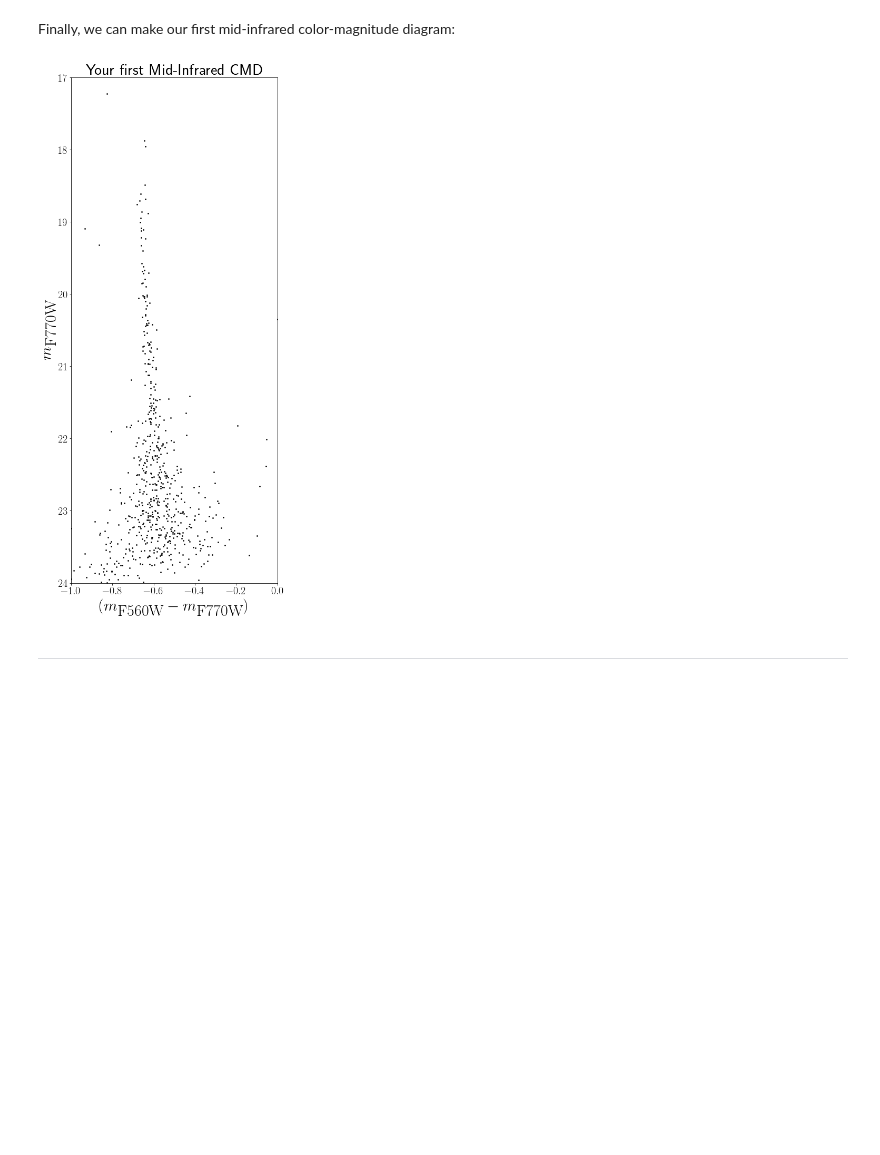
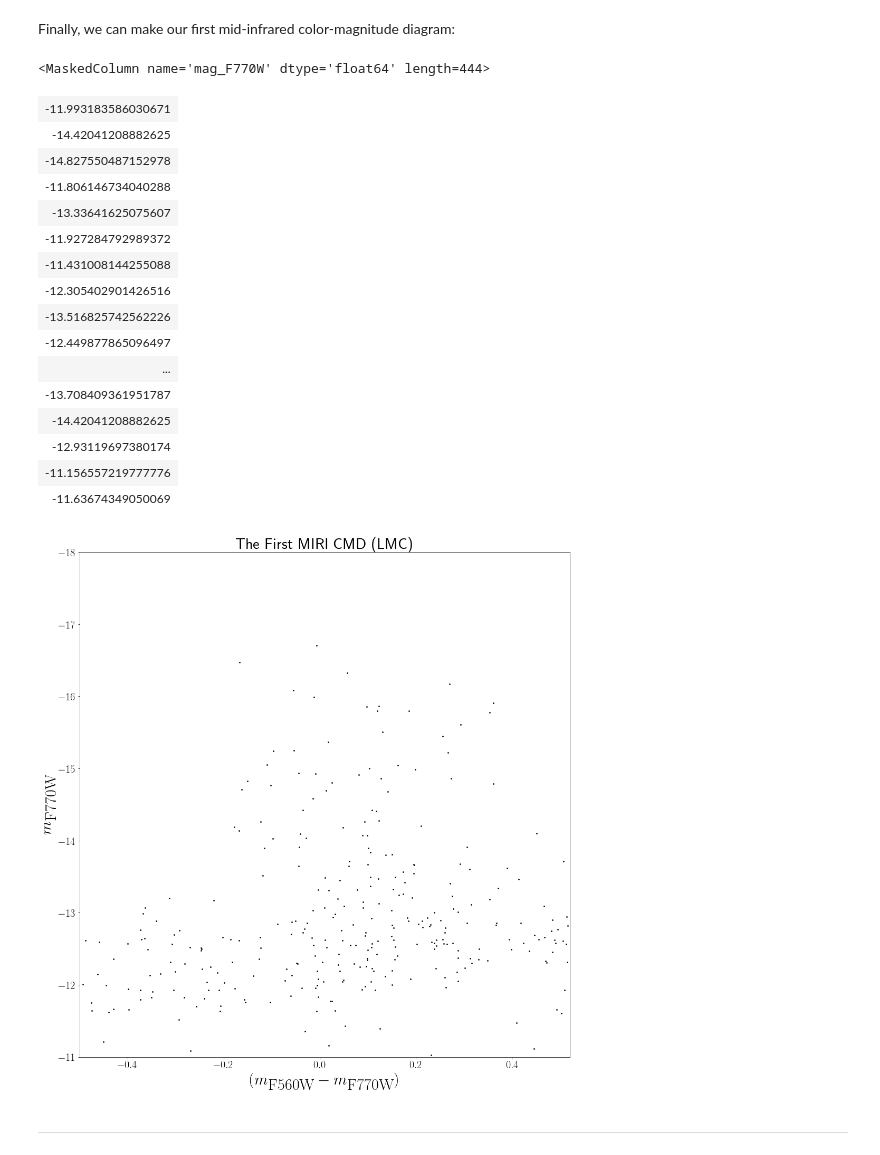
Before and after one commit to spacetelescope/dat_pyinthesky, a Jupyter notebook: jdat_notebooks/MIRI_photometry/MIRI_PSF_plotting.ipynb, the cells around one changed output. Cells and saved outputs as stored; diff of their text form; code cells hidden in the pictures; blank space fills up the shorter version.

```diff
--- a/jdat_notebooks/MIRI_photometry/MIRI_PSF_plotting.ipynb
+++ b/jdat_notebooks/MIRI_photometry/MIRI_PSF_plotting.ipynb
@@ -990,19 +530,38 @@ We have built two catalogs for the same field in two filters. We can combine the
 Let's check the result of the cross-match:
 # %% [markdown]
 Finally, we can make our first mid-infrared color-magnitude diagram:
-# %%
-fig, ax = plt.subplots()
-ax.set_aspect(0.35)
-ax.scatter(match_phot_single['ABmag_F560W']-match_phot_single['ABmag_F770W'],
-           match_phot_single['ABmag_F770W'], lw=0.5, s=5, marker='o', color='black')
-ax.set_xlim(-01.0, 0.0)
-ax.set_ylim(24, 17)
-ax.set_xlabel(r'$(m_{\textrm{F560W}}-m_{\textrm{F770W}})$')
-ax.set_ylabel(r'$m_{\textrm{F770W}}$')
-ax.set_title(r'Your first Mid-Infrared CMD')
-plt.tight_layout()
-# %% [output]
-[figure, removed]
+# %%
+fig, ax = plt.subplots()
+ax.set_aspect(0.15)
+ax.scatter(match_phot_single['mag_F560W']-match_phot_single['mag_F770W'],
+           match_phot_single['mag_F770W'], lw=0.5, s=5, marker='o', color='black')
+ax.set_xlim(-01.0+0.5, 0.02+0.5)
+ax.set_ylim(24-35, 17-35)
+ax.set_xlabel(r'$(m_{\textrm{F560W}}-m_{\textrm{F770W}})$')
+ax.set_ylabel(r'$m_{\textrm{F770W}}$')
+ax.set_title(r'The First MIRI CMD (LMC)')
+plt.tight_layout()
+#match_phot_single['mag_F560W']-match_phot_single['mag_F770W']
+match_phot_single['mag_F770W']
+# %% [output]
+<MaskedColumn name='mag_F770W' dtype='float64' length=444>
+| -11.993183586030671 |
+| -14.42041208882625 |
+| -14.827550487152978 |
+| -11.806146734040288 |
+| -13.33641625075607 |
+| -11.927284792989372 |
+| -11.431008144255088 |
+| -12.305402901426516 |
+| -13.516825742562226 |
+| -12.449877865096497 |
+| ... |
+| -13.708409361951787 |
+| -14.42041208882625 |
+| -12.93119697380174 |
+| -11.156557219777776 |
+| -11.63674349050069 |
+[figure, added]
 # %% [markdown]
 <hr style="border:1px solid gray"> </hr>
 # %% [markdown]
```
Also changed, not shown: parts of 36 cells of this notebook, 8 other files.
